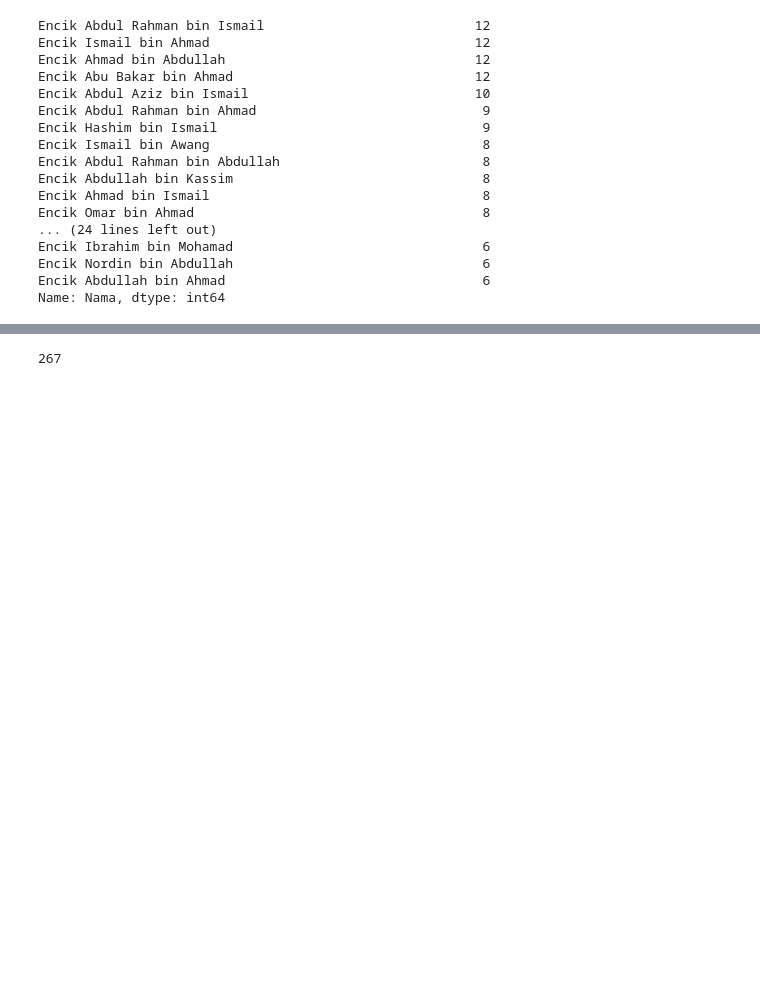
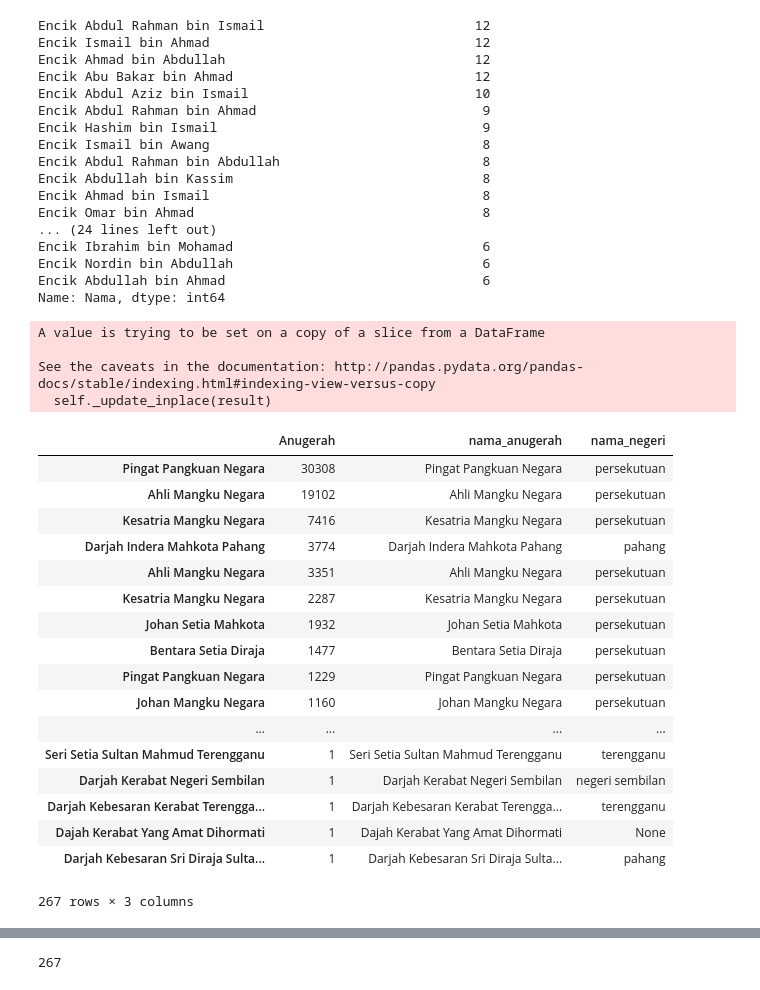
Before and after one commit to amirothman/darjah_kebesaran, a Jupyter notebook: datuk_dan_datin.ipynb, the cells around one changed output, grey strips where cells are left out. Saved outputs shown, nothing was run; the diff lists cells and outputs as text; code cells hidden in the pictures; blank space fills up the shorter version.

```diff
--- a/datuk_dan_datin.ipynb
+++ b/datuk_dan_datin.ipynb
@@ -99,0 +160,30 @@ Name: Nama, dtype: int64
+# %%
+anugerah_counts = df.Anugerah
+anugerah_counts.sort_index(inplace=True)
+anugerah_counts = anugerah_counts.value_counts().to_frame()
+anugerah_counts["nama_anugerah"] = anugerah_counts.index
+anugerah_counts["nama_negeri"] = anugerah_counts.nama_anugerah.apply(lambda x: get_nama_negeri(x))
+anugerah_counts
+# %% [output]
+A value is trying to be set on a copy of a slice from a DataFrame
+
+See the caveats in the documentation: http://pandas.pydata.org/pandas-docs/stable/indexing.html#indexing-view-versus-copy
+  self._update_inplace(result)
+|  | Anugerah | nama_anugerah | nama_negeri |
+| Pingat Pangkuan Negara | 30308 | Pingat Pangkuan Negara | persekutuan |
+| Ahli Mangku Negara | 19102 | Ahli Mangku Negara | persekutuan |
+| Kesatria Mangku Negara | 7416 | Kesatria Mangku Negara | persekutuan |
+| Darjah Indera Mahkota Pahang | 3774 | Darjah Indera Mahkota Pahang | pahang |
+| Ahli Mangku Negara | 3351 | Ahli Mangku Negara | persekutuan |
+| Kesatria Mangku Negara | 2287 | Kesatria Mangku Negara | persekutuan |
+| Johan Setia Mahkota | 1932 | Johan Setia Mahkota | persekutuan |
+| Bentara Setia Diraja | 1477 | Bentara Setia Diraja | persekutuan |
+| Pingat Pangkuan Negara | 1229 | Pingat Pangkuan Negara | persekutuan |
+| Johan Mangku Negara | 1160 | Johan Mangku Negara | persekutuan |
+| ... | ... | ... | ... |
+| Seri Setia Sultan Mahmud Terengganu | 1 | Seri Setia Sultan Mahmud Terengganu | terengganu |
+| Darjah Kerabat Negeri Sembilan | 1 | Darjah Kerabat Negeri Sembilan | negeri sembilan |
+| Darjah Kebesaran Kerabat Terengga... | 1 | Darjah Kebesaran Kerabat Terengga... | terengganu |
+| Dajah Kerabat Yang Amat Dihormati | 1 | Dajah Kerabat Yang Amat Dihormati | None |
+| Darjah Kebesaran Sri Diraja Sulta... | 1 | Darjah Kebesaran Sri Diraja Sulta... | pahang |
+267 rows × 3 columns
```
Also changed, not shown: parts of 5 cells of this notebook.
